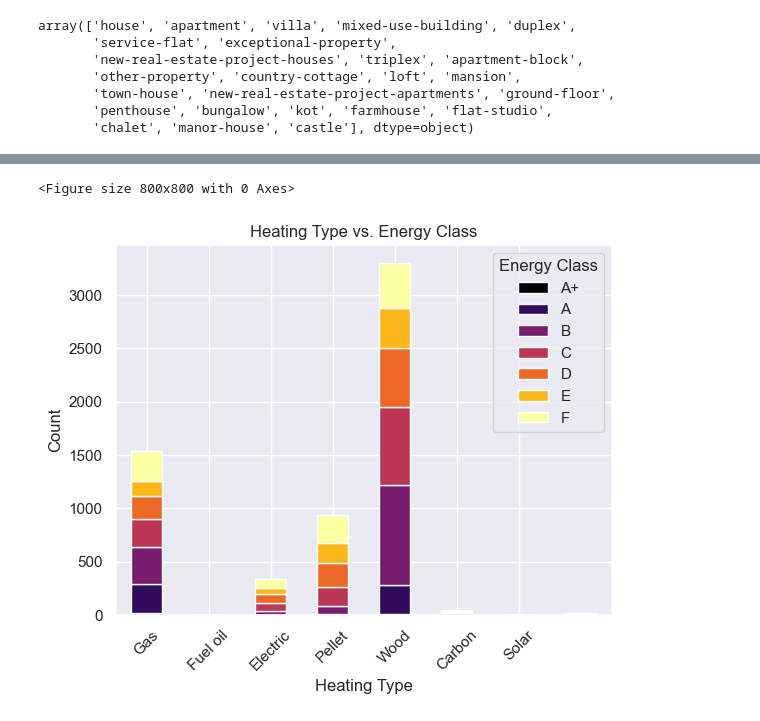
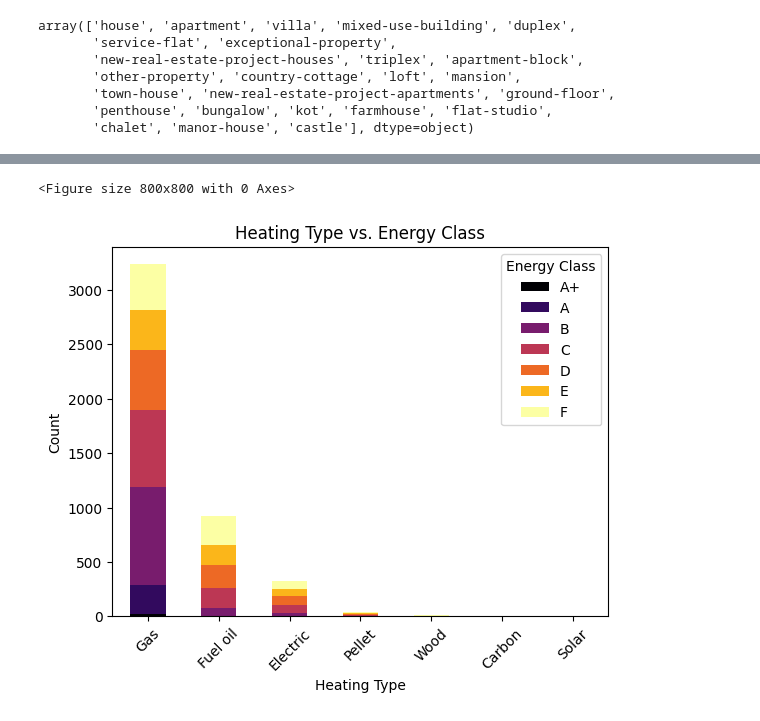
Before and after one commit to JonathanRabbi/Data_Analysis_Immo, a Jupyter notebook: Clean_Dataframe.ipynb, the cells around one changed output, grey strips where cells are left out. Drawn from its saved outputs; the diff is of its cells as text; code cells hidden in the pictures.

Commit message:
All graphs work

```diff
--- a/Clean_Dataframe.ipynb
+++ b/Clean_Dataframe.ipynb
@@ -332,31 +314,32 @@ dtype: object
 # %%
 df['Energy class'] = df['Energy class'].astype(str)
 # %%
+
 
 filtered_Energy_df = df[df['Energy class'] != '0']
 filtered_Heating_df = df[df['Heating type'] != '0']
 
 plt.figure(figsize=(8, 8))
-grouped_df = df.groupby(['Heating type', 'Energy class']).size().unstack(fill_value=0)
+grouped_df = filtered_Heating_df.groupby(['Heating type', 'Energy class']).size().unstack(fill_value=0)
 
+filtered_Heating_df_order = ['Gas', 'Fuel oil', 'Electric', 'Pellet', 'Wood', 'Carbon', 'Solar']
+filtered_Energy_df_order = ['A+', 'A', 'B', 'C', 'D', 'E', 'F']
 
-grouped_df[energy_order].plot(kind='bar', stacked=True, colormap='inferno')
+grouped_df = grouped_df.reindex(filtered_Heating_df_order, axis=0)
+grouped_df = grouped_df[filtered_Energy_df_order]
 
-
-heating_order = ['Gas', 'Fuel oil', 'Electric', 'Pellet', 'Wood', 'Carbon', 'Solar']
-energy_order = ['A+', 'A', 'B', 'C', 'D', 'E', 'F']
-#plt.figure(figsize=(8, 8))
-plt.xticks(range(len(heating_order)),heating_order, rotation=45)
-
+grouped_df.plot(kind='bar', stacked=True, colormap='inferno')
 
 plt.xlabel('Heating Type')
 plt.ylabel('Count')
 plt.title('Heating Type vs. Energy Class')
 
+plt.xticks(range(len(filtered_Heating_df_order)), filtered_Heating_df_order, rotation=45)
+
 plt.legend(title='Energy Class')
 
 plt.show()
 # %% [output]
 <Figure size 800x800 with 0 Axes>
-[figure, old version]
+[figure, new version]
 # %%
```
Also changed, not shown: parts of 14 cells of this notebook, 1 other file.
